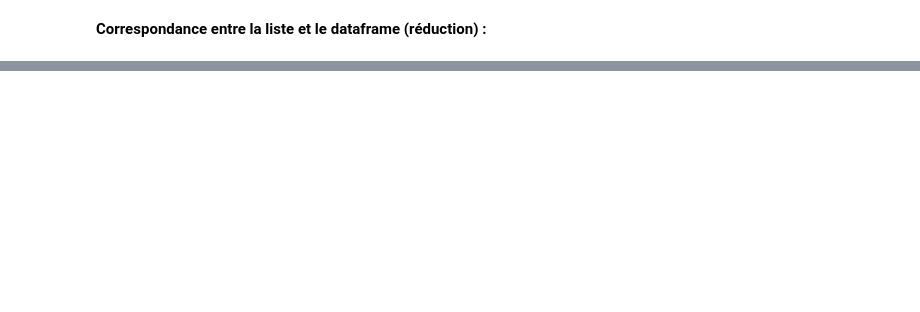
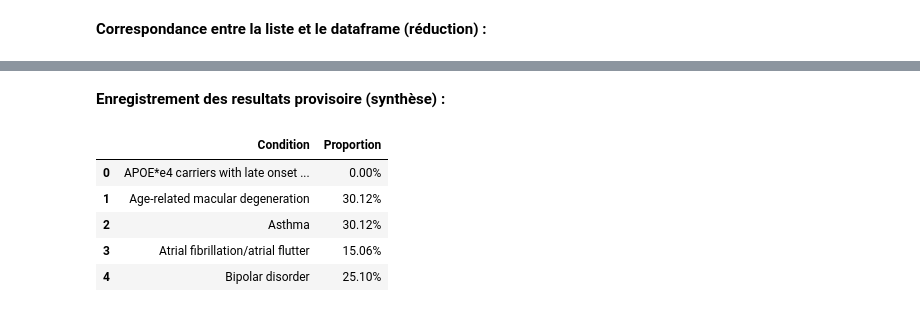
Before and after one commit to fabienfrfr/SNP_DNA_ANALYSIS, a Jupyter notebook: MYHeritage_DS_ADN.ipynb, the cells around one changed output, grey strips where cells are left out. Saved outputs shown, nothing was run; the diff lists cells and outputs as text; code cells hidden in the pictures; blank space fills up the shorter version.

```diff
--- a/MYHeritage_DS_ADN.ipynb
+++ b/MYHeritage_DS_ADN.ipynb
@@ -127,0 +269,6 @@ snp_df[['RSID','ID_LIST']].to_csv('rsid_referenced.csv', index=False)
+# %%
+def custom_row(row):
+    return row[0].count(row[1])
+
+df_exp['Count'] = df_exp[['RESULT','Risk Allele']].apply(custom_row, axis=1)
+#df_exp[['RESULT','Risk Allele']].apply(lambda x : x[0].count(x[1]), axis=1)
@@ -127,0 +277,25 @@ snp_df[['RSID','ID_LIST']].to_csv('rsid_referenced.csv', index=False)
+# %%
+group_condition = df_exp.groupby(['Condition'])
+# simplify data
+listing = [['Condition','Proportion']]
+for c,g in group_condition :
+    allele_total = g['Count'].sum()
+    prop = allele_total / (2*g.shape[0])
+    # increment data
+    listing += [[c,prop]]
+# %% [markdown]
+**Enregistrement des resultats provisoire (synthèse) :**
+# %%
+df_analysis = pd.DataFrame(listing[1:], columns=listing[0])
+# minimize propability (to define)
+df_analysis.Proportion = df_analysis.Proportion/1.66
+# Visualization
+df_analysis.Proportion = df_analysis.Proportion.map(lambda n: '{:,.2%}'.format(n))
+df_analysis.head()
+# %% [output]
+|  | Condition | Proportion |
+| 0 | APOE*e4 carriers with late onset ... | 0.00% |
+| 1 | Age-related macular degeneration | 30.12% |
+| 2 | Asthma | 30.12% |
+| 3 | Atrial fibrillation/atrial flutter | 15.06% |
+| 4 | Bipolar disorder | 25.10% |
```
Also changed, not shown: parts of 23 cells of this notebook, 2 other files.
